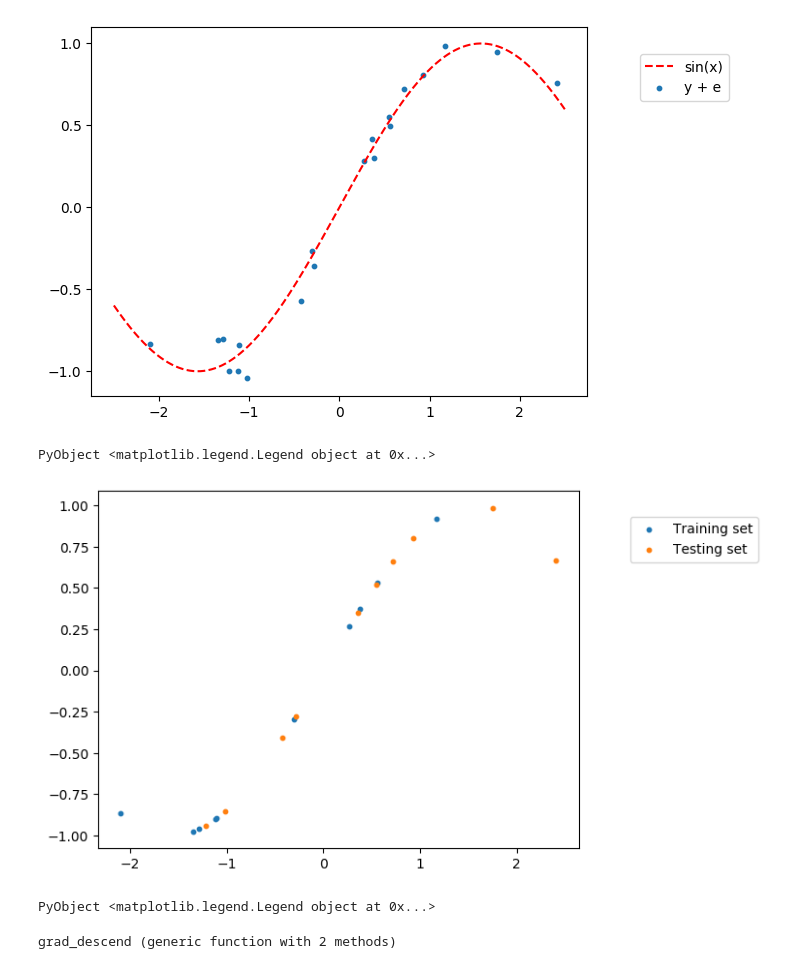
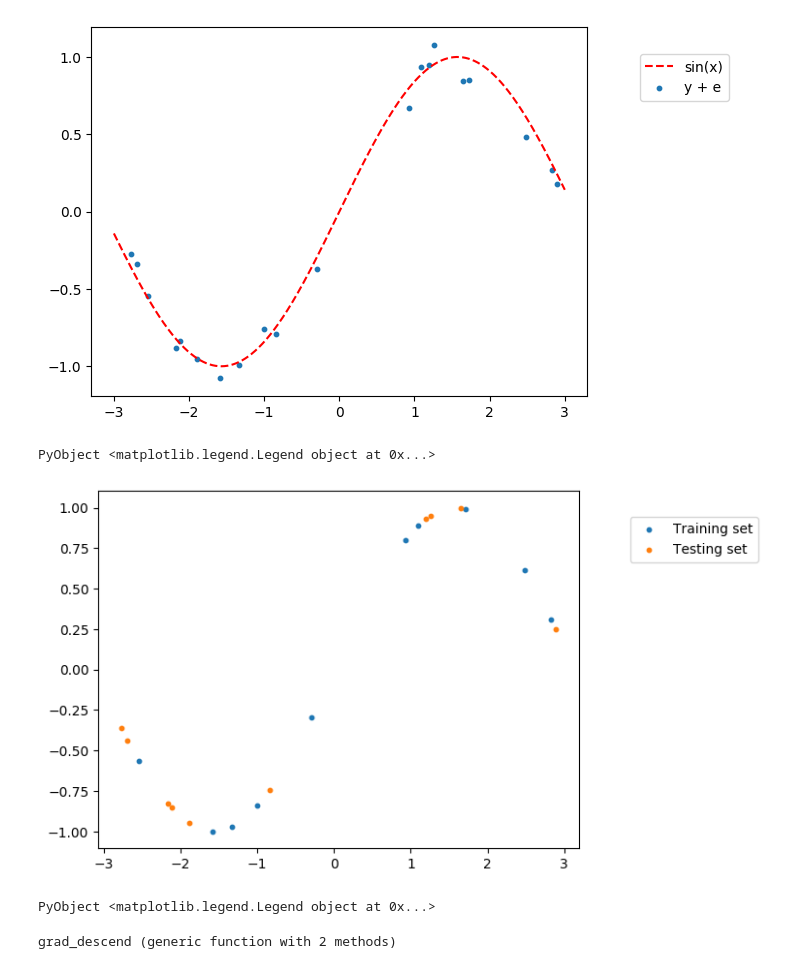
Before and after one commit to KaterinaSolovska/AOM, a Jupyter notebook: regrese1.ipynb, the cells around one changed output. Drawn from its saved outputs; the diff is of its cells as text; code cells hidden in the pictures.

```diff
--- a/regrese1.ipynb
+++ b/regrese1.ipynb
@@ -1,26 +1,26 @@
 # %%
 using PyPlot
 using Revise
 
 n = 20
 s = 0.08
 
-a = -2.5
-b = 2.5
+a = -3.0
+b = 3.0
 
 x = rand(a:0.01:b, n)
 y = sin.(x)
 
 e = rand(Normal(0, s), n)
 signal = y+e
 
 fig = figure()
 d = collect(a:0.01:b)
 plot(d, sin.(d), "r--", label ="sin(x)")
 scatter(x,signal, s=10, label = "y + e")
 legend(bbox_to_anchor=(1.05, 1), loc=2, borderaxespad=2.0)
 # %% [output]
-[figure, old version]
+[figure, new version]
 PyObject <matplotlib.legend.Legend object at 0x...>
 # %%
 ind = collect(1:n)
@@ -39,7 +39,7 @@ scatter(x_train,y_train, s=10, label = "Training set")
 scatter(x_test,y_test, s=10, label = "Testing set")
 legend(bbox_to_anchor=(1.05, 1), loc=2, borderaxespad=2.0)
 # %% [output]
-[figure, old version]
+[figure, new version]
 PyObject <matplotlib.legend.Legend object at 0x...>
 # %%
 function P( w, x, d)
```
Also changed, not shown: parts of 3 cells of this notebook.
